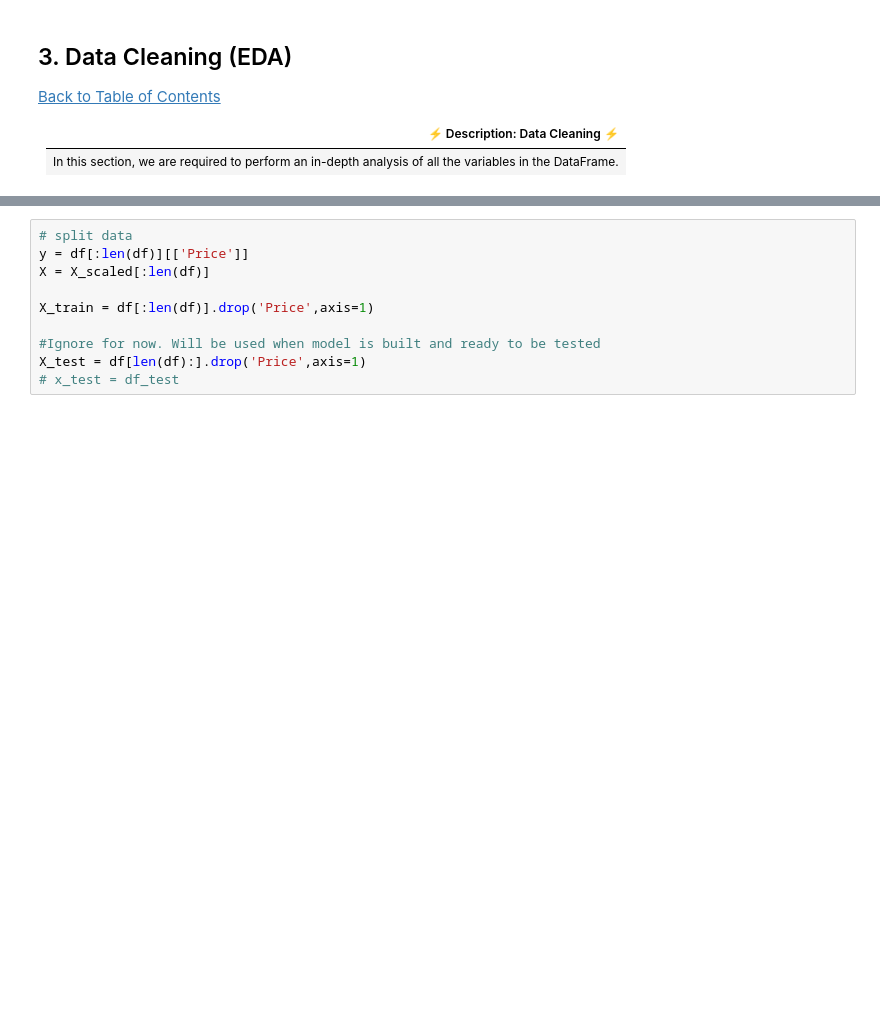
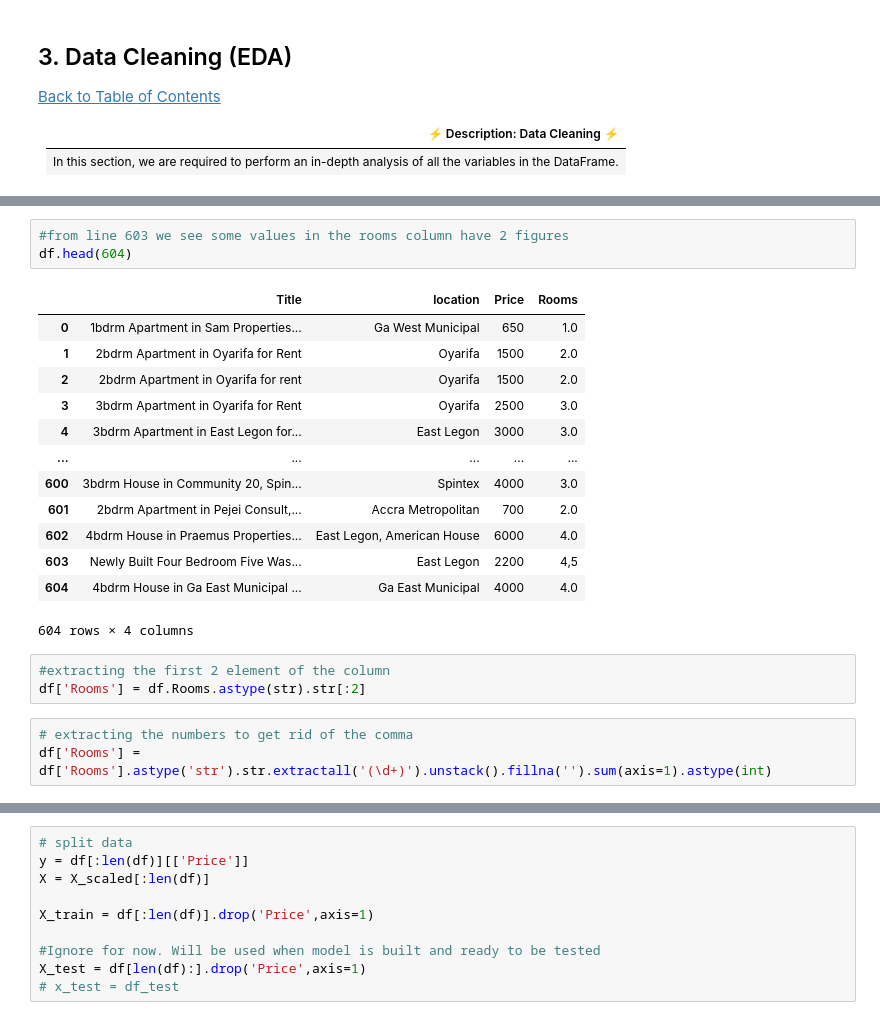
Before and after one commit to kojosbk/RentingProject, a Jupyter notebook: rent_in_accra.ipynb, the cells around one changed output, grey strips where cells are left out. Drawn from its saved outputs; the diff is of its cells as text; blank space fills up the shorter version.

```diff
--- a/rent_in_accra.ipynb
+++ b/rent_in_accra.ipynb
@@ -435,0 +253,23 @@ X_train, X_test, y_train, y_test = train_test_split(X_scaled,
+# %%
+#from line 603 we see some values in the rooms column have 2 figures
+df.head(604)
+# %% [output]
+|  | Title | location | Price | Rooms |
+| 0 | 1bdrm Apartment in Sam Properties... | Ga West Municipal | 650 | 1.0 |
+| 1 | 2bdrm Apartment in Oyarifa for Rent | Oyarifa | 1500 | 2.0 |
+| 2 | 2bdrm Apartment in Oyarifa for rent | Oyarifa | 1500 | 2.0 |
+| 3 | 3bdrm Apartment in Oyarifa for Rent | Oyarifa | 2500 | 3.0 |
+| 4 | 3bdrm Apartment in East Legon for... | East Legon | 3000 | 3.0 |
+| ... | ... | ... | ... | ... |
+| 600 | 3bdrm House in Community 20, Spin... | Spintex | 4000 | 3.0 |
+| 601 | 2bdrm Apartment in Pejei Consult,... | Accra Metropolitan | 700 | 2.0 |
+| 602 | 4bdrm House in Praemus Properties... | East Legon, American House | 6000 | 4.0 |
+| 603 | Newly Built Four Bedroom Five Was... | East Legon | 2200 | 4,5 |
+| 604 | 4bdrm House in Ga East Municipal ... | Ga East Municipal | 4000 | 4.0 |
+604 rows × 4 columns
+# %%
+#extracting the first 2 element of the column
+df['Rooms'] = df.Rooms.astype(str).str[:2]
+# %%
+# extracting the numbers to get rid of the comma
+df['Rooms'] = df['Rooms'].astype('str').str.extractall('(\d+)').unstack().fillna('').sum(axis=1).astype(int)
```
Also changed, not shown: parts of 59 cells of this notebook, 1 other file.
